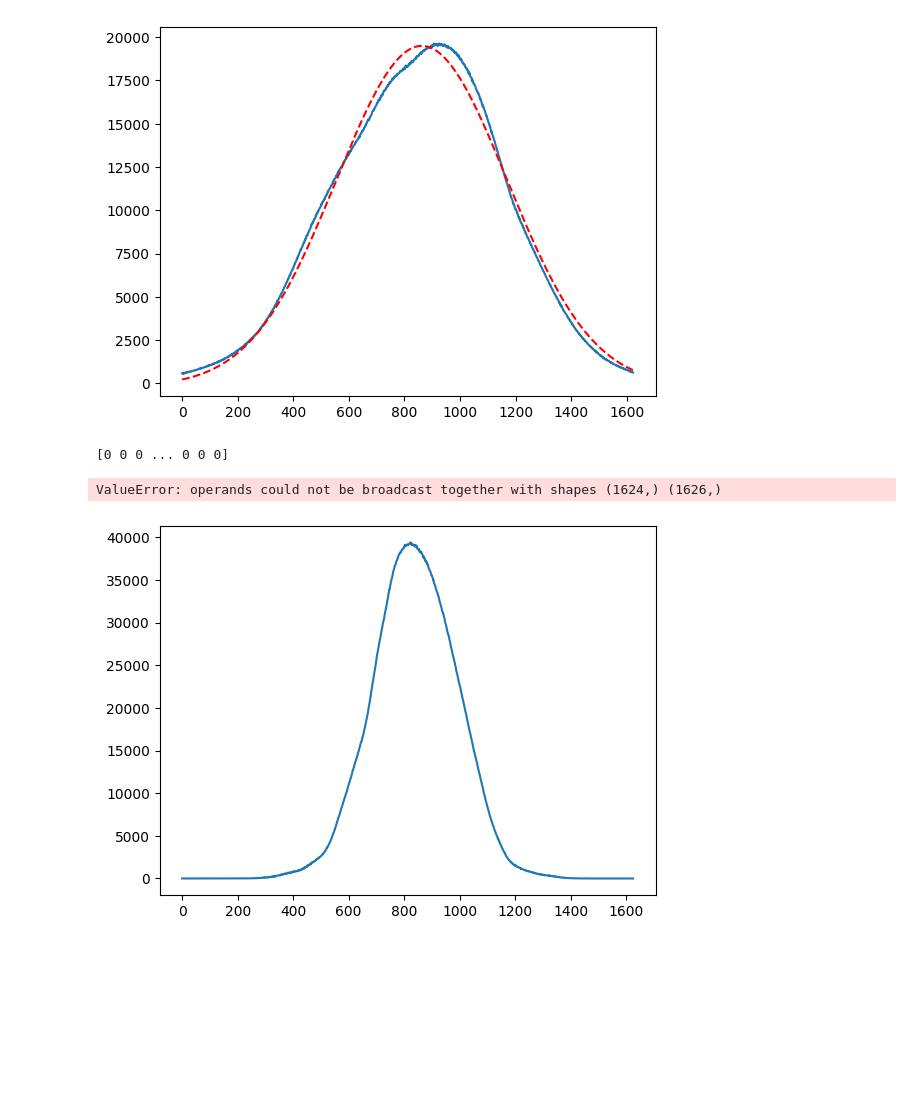
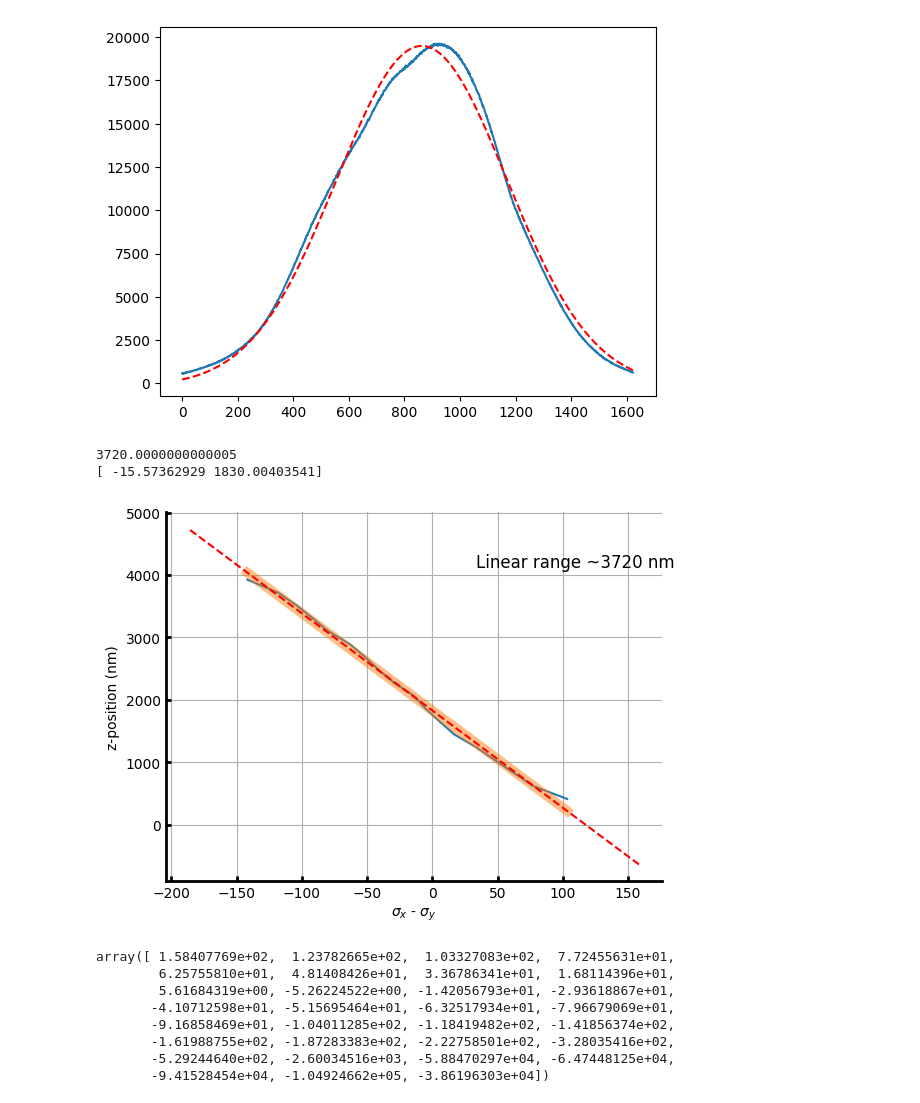
Before and after one commit to simonecoppola/led-autofocus, a Jupyter notebook: analysis_testing/stack_testing.ipynb, the cells around one changed output. Saved outputs shown, nothing was run; the diff lists cells and outputs as text; code cells hidden in the pictures; blank space fills up the shorter version.

```diff
--- a/analysis_testing/stack_testing.ipynb
+++ b/analysis_testing/stack_testing.ipynb
@@ -38,11 +38,13 @@ for i, proj in enumerate(proj_1):
 # %% [output]
 [figure]
 # %%
-# fit a guassian to the projections
+# fit a gaussian to the projections
 from fit_testing import fit_gaussian, Gaussian1D
 x_projection = proj_0[0]
+y_projection = proj_1[0]
 
 x_vals = np.linspace(0, x_projection.shape[0], x_projection.shape[0])
+y_vals = np.linspace(0, y_projection.shape[0], y_projection.shape[0])
     # :param i0: constant offset
     # :param x0: peak position
     # :param sx: standard deviation
@@ -51,7 +53,7 @@ initial_guess_rows = [0, 800, 300, 20000]
 guess = [0, 800, 300, 20000]
 # Now fit a gaussian to each projection
 x_fit = fit_gaussian(x_vals, x_projection, initial_guess_rows)
-#
+
 # plot both
 plt.figure()
 plt.plot(x_projection)
@@ -67,19 +69,12 @@ std_proj_1 = []
 guessx = [0, 800, 300, 20000]
 guessy = [0, 800, 300, 20000]
 
-projy = proj_1[0]
-print(projy)
-plt.plot(projy)
-y_fit = fit_gaussian(x_vals, projy, guessy)
-
-
-print("ok")
 for i, proj in enumerate(proj_0):
     projx = proj_0[i]
     projy = proj_1[i]
 
     x_fit = fit_gaussian(x_vals, projx, guessx)
-    y_fit = fit_gaussian(x_vals, projy, guessy)
+    y_fit = fit_gaussian(y_vals, projy, guessy)
 
     std_proj_0.append(x_fit[2])
     std_proj_1.append(y_fit[2])
@@ -87,7 +82,60 @@ for i, proj in enumerate(proj_0):
     # update the guess - in principle guess should change little from one frame to the next.
     guessx = x_fit
     guessy = y_fit
-# %% [output]
-[0 0 0 ... 0 0 0]
-ValueError: operands could not be broadcast together with shapes (1624,) (1626,)
-[figure, removed]
+# %%
+std0 = np.array(std_proj_0)
+std1 = np.array(std_proj_1)
+x = np.linspace(0, std0.shape[0], std0.shape[0]) * 200
+sp = 2
+ep = 20
+# sub = std0[sp:ep] - std1[sp:ep]
+sub = std0 - std1
+
+x_new = np.linspace(sub[ep-1], sub[sp+1], 100)
+p3 = np.polyfit(sub[sp:ep], x[sp:ep], 1)
+
+lin_range = x[ep]-x[sp]
+print(x[ep]-x[sp])
+
+print(p3)
+
+
+
+fig, ax = plt.subplots()
+ax.plot(sub[sp:ep], x[sp:ep])
+
+ax.plot(sub[sp:ep], np.polyval(p3, sub[sp:ep]), '-', linewidth=7, alpha=0.5)
+ax.plot(sub[sp-2:ep+2], np.polyval(p3, sub[sp-2:ep+2]), 'r--')
+ax.text(sub[sp+4], x[ep], f"Linear range ~{lin_range:.0f} nm", fontsize=12)
+ax.grid()
+
+# set linewidth of axes
+for axis in ['bottom','left']:
+    ax.spines[axis].set_linewidth(2)
+
+# set ticks inwards
+ax.xaxis.set_tick_params(width=2, direction='in')
+ax.yaxis.set_tick_params(width=2, direction='in')
+
+# hide top and right axes
+ax.spines['top'].set_visible(False)
+ax.spines['right'].set_visible(False)
+
+
+
+ax.set_xlabel("$\sigma_{x}$ - $\sigma_{y}$")
+ax.set_ylabel("z-position (nm)")
+plt.show()
+sub
+# %% [output]
+3720.0000000000005
+[ -15.57362929 1830.00403541]
+[figure, added]
+array([ 1.58407769e+02,  1.23782665e+02,  1.03327083e+02,  7.72455631e+01,
+        6.25755810e+01,  4.81408426e+01,  3.36786341e+01,  1.68114396e+01,
+        5.61684319e+00, -5.26224522e+00, -1.42056793e+01, -2.93618867e+01,
+       -4.10712598e+01, -5.15695464e+01, -6.32517934e+01, -7.96679069e+01,
+       -9.16858469e+01, -1.04011285e+02, -1.18419482e+02, -1.41856374e+02,
+       -1.61988755e+02, -1.87283383e+02, -2.22758501e+02, -3.28035416e+02,
+       -5.29244640e+02, -2.60034516e+03, -5.88470297e+04, -6.47448125e+04,
+       -9.41528454e+04, -1.04924662e+05, -3.86196303e+04])
```
Also changed, not shown: parts of 2 cells of this notebook, 12 other files.
